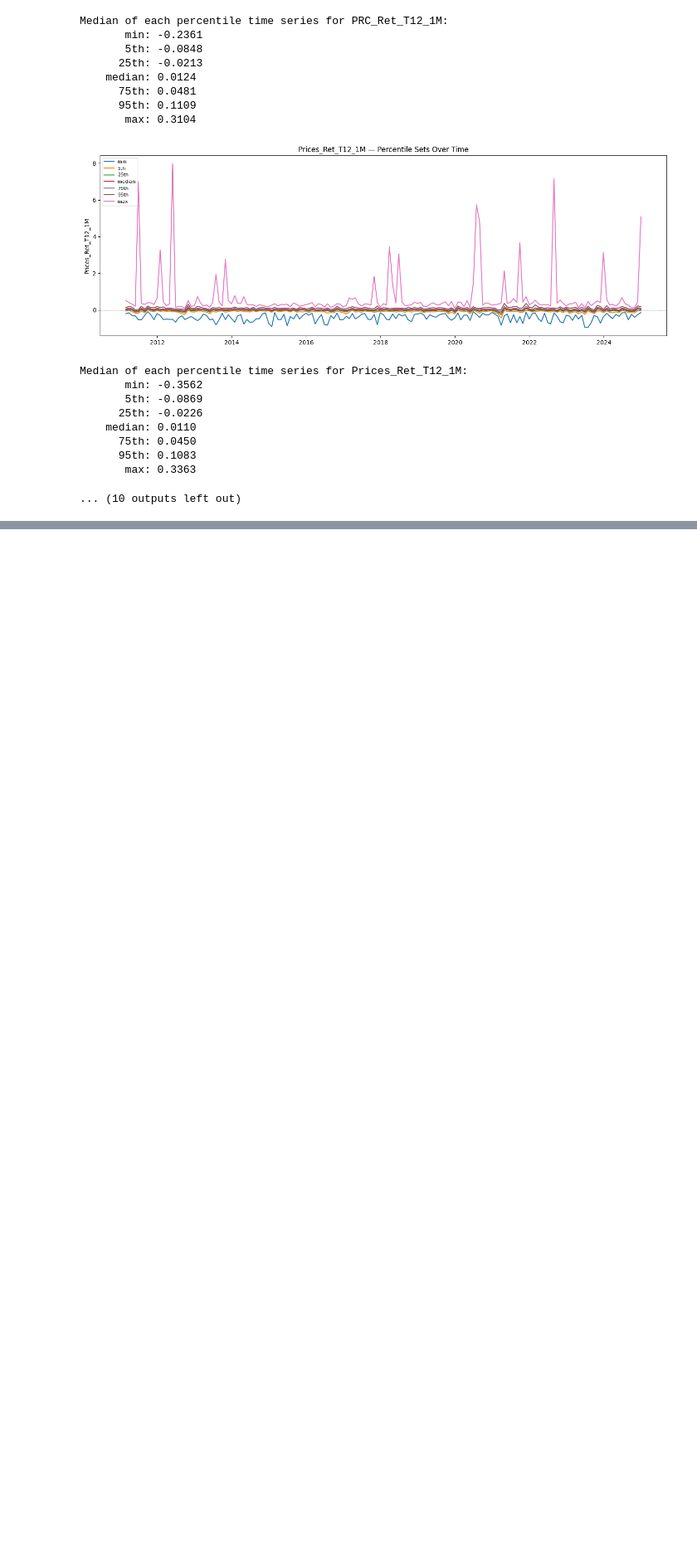
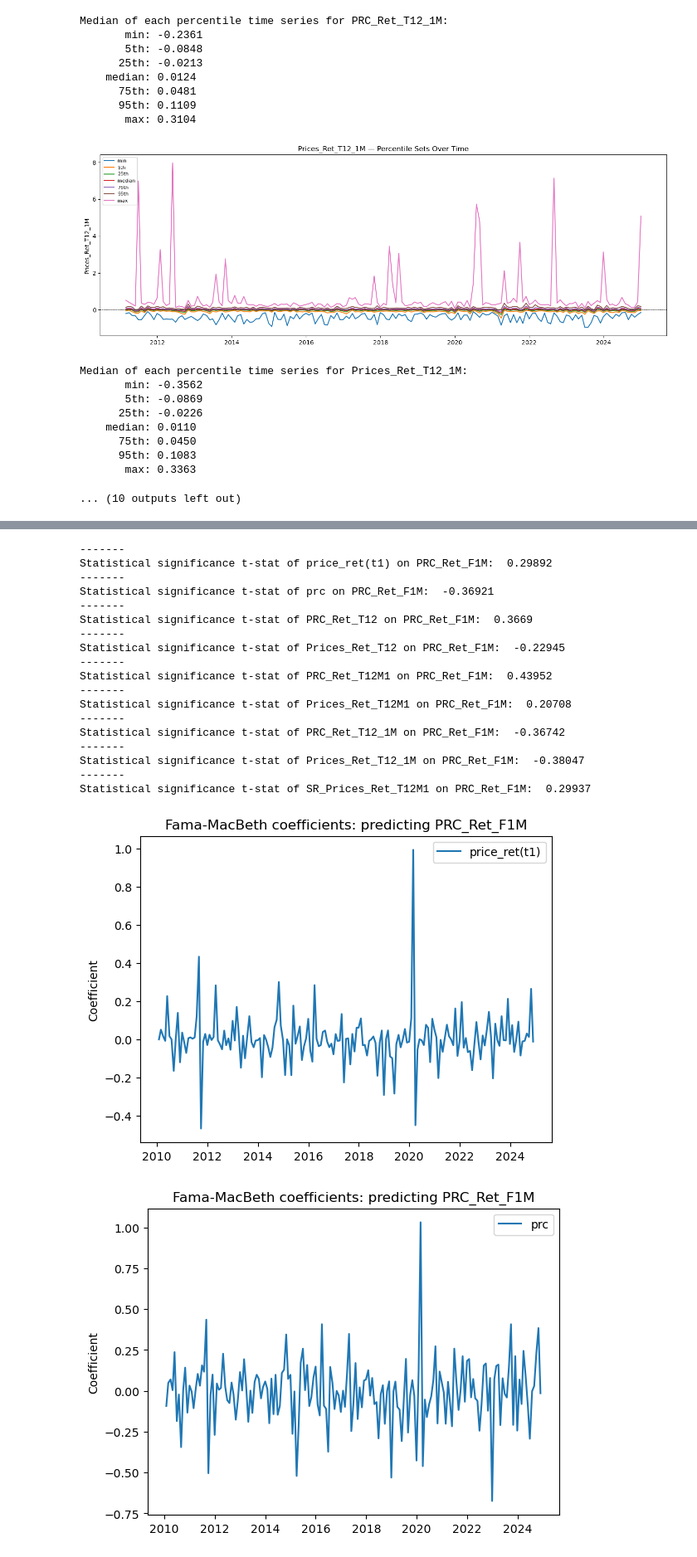
Before and after one commit to Nikhilesh-B/HW-Spring-2026, a Jupyter notebook: QIM/HW2/analysis.ipynb, the cells around one changed output, grey strips where cells are left out. Shown at 83% size. Saved outputs shown, nothing was run; the diff lists cells and outputs as text; code cells hidden in the pictures; blank space fills up the shorter version.

```diff
--- a/QIM/HW2/analysis.ipynb
+++ b/QIM/HW2/analysis.ipynb
@@ -634,0 +720,31 @@ Median of each percentile time series for Prices_Ret_T12_1M:
+# %%
+fama_macbeth_regression(indep='price_ret(t1)', dep='PRC_Ret_F1M')
+fama_macbeth_regression('prc', 'PRC_Ret_F1M')
+fama_macbeth_regression('PRC_Ret_T12', 'PRC_Ret_F1M')
+fama_macbeth_regression('Prices_Ret_T12', 'PRC_Ret_F1M')
+fama_macbeth_regression('PRC_Ret_T12M1', 'PRC_Ret_F1M')
+fama_macbeth_regression('Prices_Ret_T12M1', 'PRC_Ret_F1M')
+fama_macbeth_regression('PRC_Ret_T12_1M', 'PRC_Ret_F1M')
+fama_macbeth_regression('Prices_Ret_T12_1M', 'PRC_Ret_F1M')
+fama_macbeth_regression('SR_Prices_Ret_T12M1', 'PRC_Ret_F1M')
+# %% [output]
+-------
+Statistical significance t-stat of price_ret(t1) on PRC_Ret_F1M:  0.29892
+-------
+Statistical significance t-stat of prc on PRC_Ret_F1M:  -0.36921
+-------
+Statistical significance t-stat of PRC_Ret_T12 on PRC_Ret_F1M:  0.3669
+-------
+Statistical significance t-stat of Prices_Ret_T12 on PRC_Ret_F1M:  -0.22945
+-------
+Statistical significance t-stat of PRC_Ret_T12M1 on PRC_Ret_F1M:  0.43952
+-------
+Statistical significance t-stat of Prices_Ret_T12M1 on PRC_Ret_F1M:  0.20708
+-------
+Statistical significance t-stat of PRC_Ret_T12_1M on PRC_Ret_F1M:  -0.36742
+-------
+Statistical significance t-stat of Prices_Ret_T12_1M on PRC_Ret_F1M:  -0.38047
+-------
+Statistical significance t-stat of SR_Prices_Ret_T12M1 on PRC_Ret_F1M:  0.29937
+[figure, added]
+[figure, added]
```
Also changed, not shown: parts of 20 cells of this notebook.
